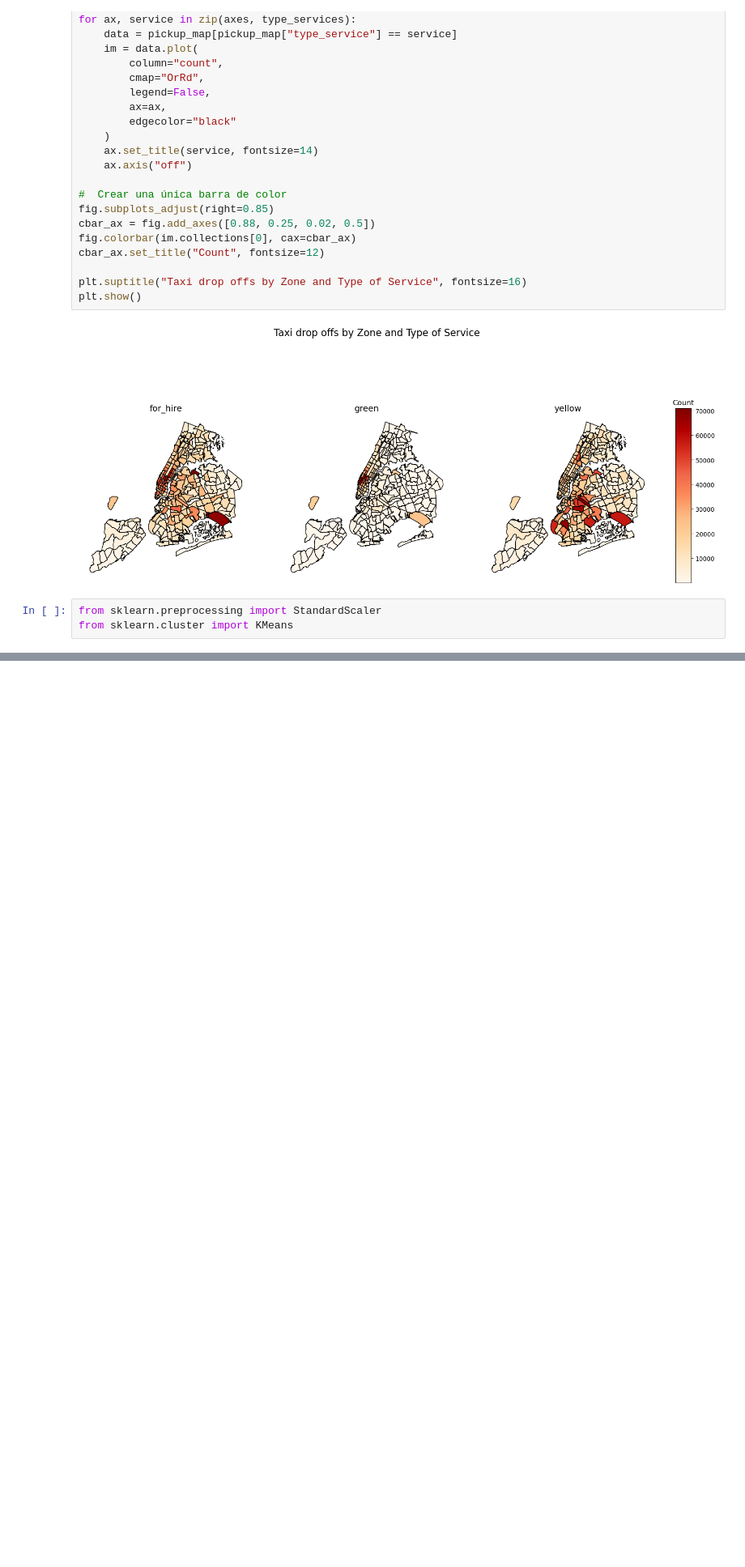
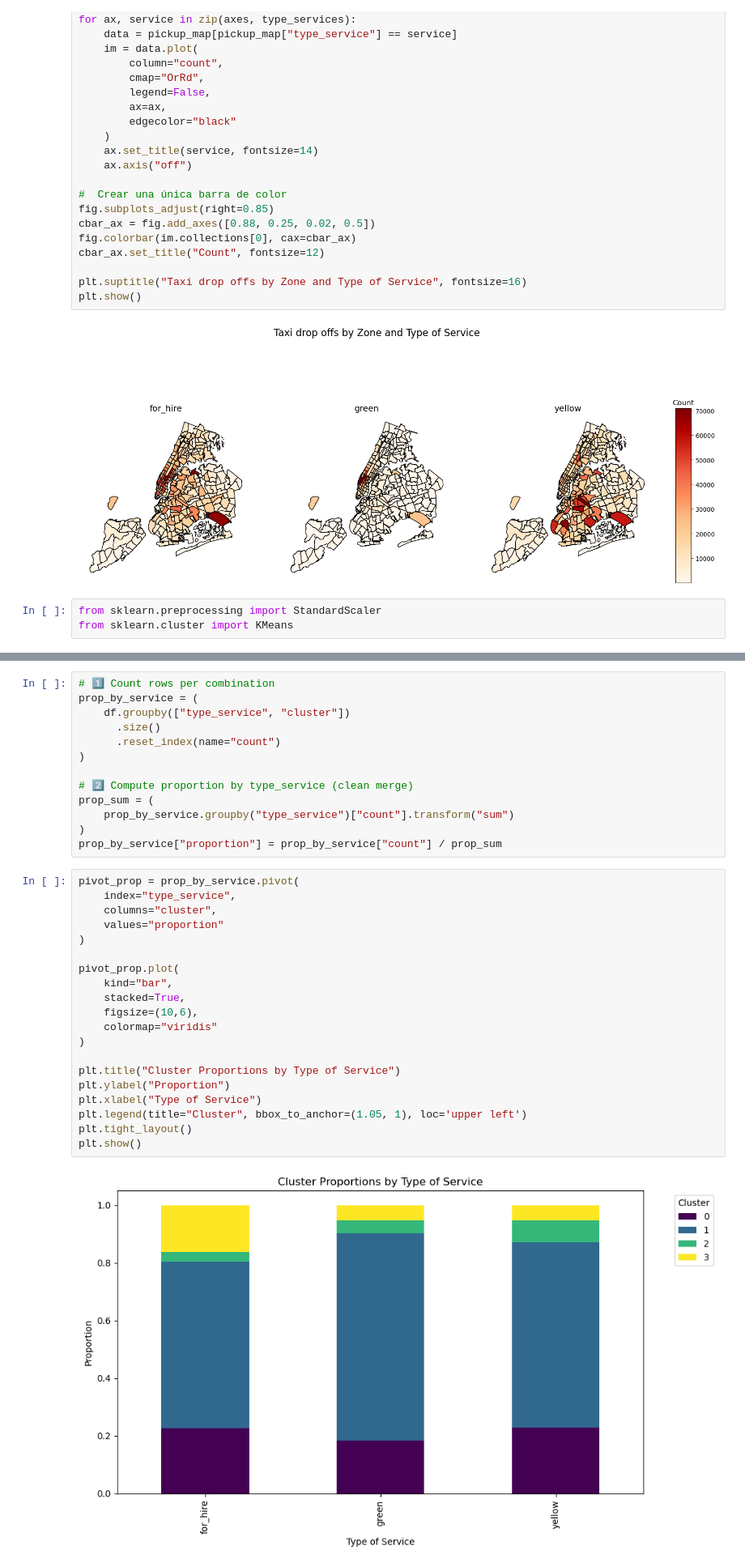
Before and after one commit to DAcoder17/MachineLearning1, a Jupyter notebook: TLC/EDA.ipynb, the cells around one changed output, grey strips where cells are left out. Shown: that part at 81% size. Saved outputs shown, nothing was run; the diff lists cells and outputs as text; blank space fills up the shorter version.

```diff
--- a/TLC/EDA.ipynb
+++ b/TLC/EDA.ipynb
@@ -540,0 +611,35 @@ plt.show()
+# %%
+# 1️⃣ Count rows per combination
+prop_by_service = (
+    df.groupby(["type_service", "cluster"])
+      .size()
+      .reset_index(name="count")
+)
+
+# 2️⃣ Compute proportion by type_service (clean merge)
+prop_sum = (
+    prop_by_service.groupby("type_service")["count"].transform("sum")
+)
+prop_by_service["proportion"] = prop_by_service["count"] / prop_sum
+# %%
+pivot_prop = prop_by_service.pivot(
+    index="type_service",
+    columns="cluster",
+    values="proportion"
+)
+
+pivot_prop.plot(
+    kind="bar",
+    stacked=True,
+    figsize=(10,6),
+    colormap="viridis"
+)
+
+plt.title("Cluster Proportions by Type of Service")
+plt.ylabel("Proportion")
+plt.xlabel("Type of Service")
+plt.legend(title="Cluster", bbox_to_anchor=(1.05, 1), loc='upper left')
+plt.tight_layout()
+plt.show()
+# %% [output]
+[figure, added]
```
Also changed, not shown: parts of 12 cells of this notebook.
